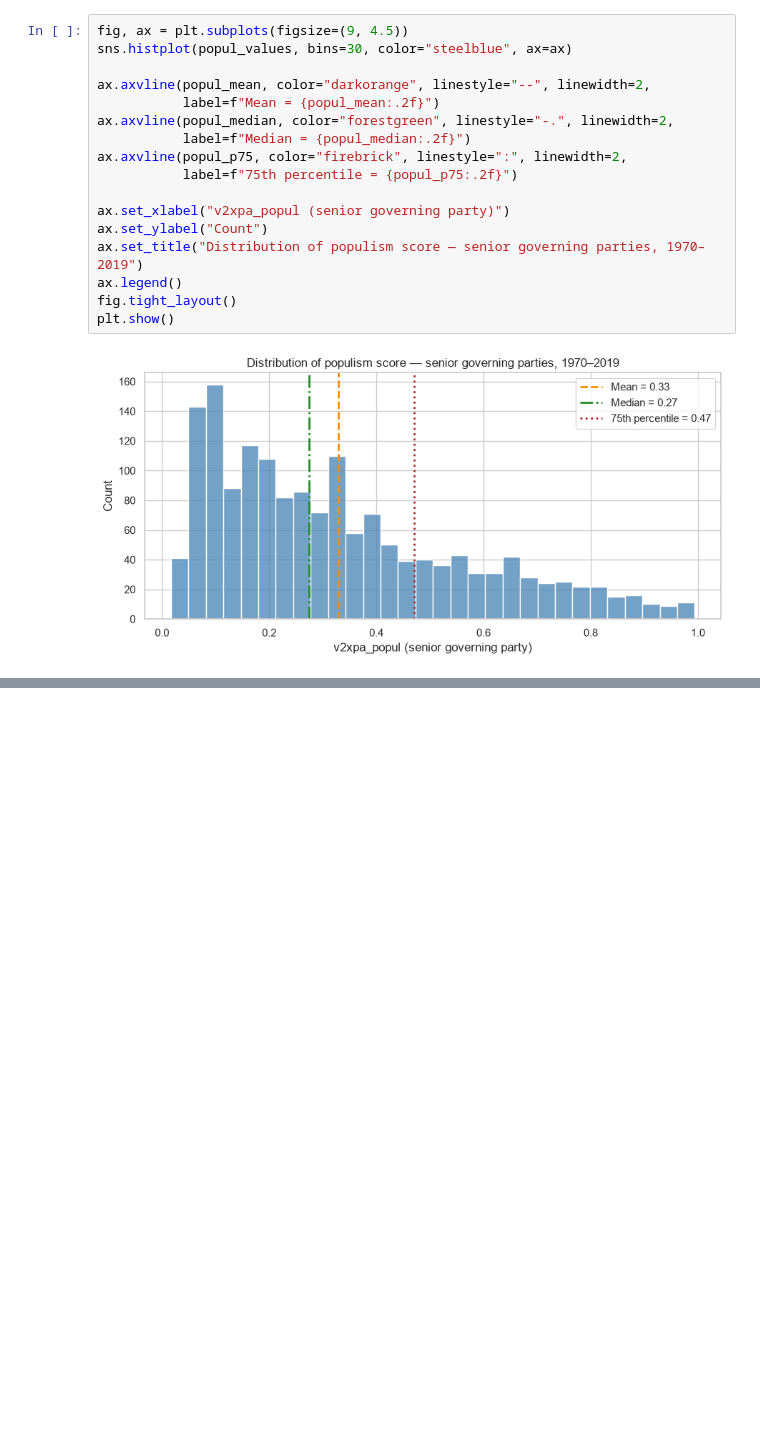
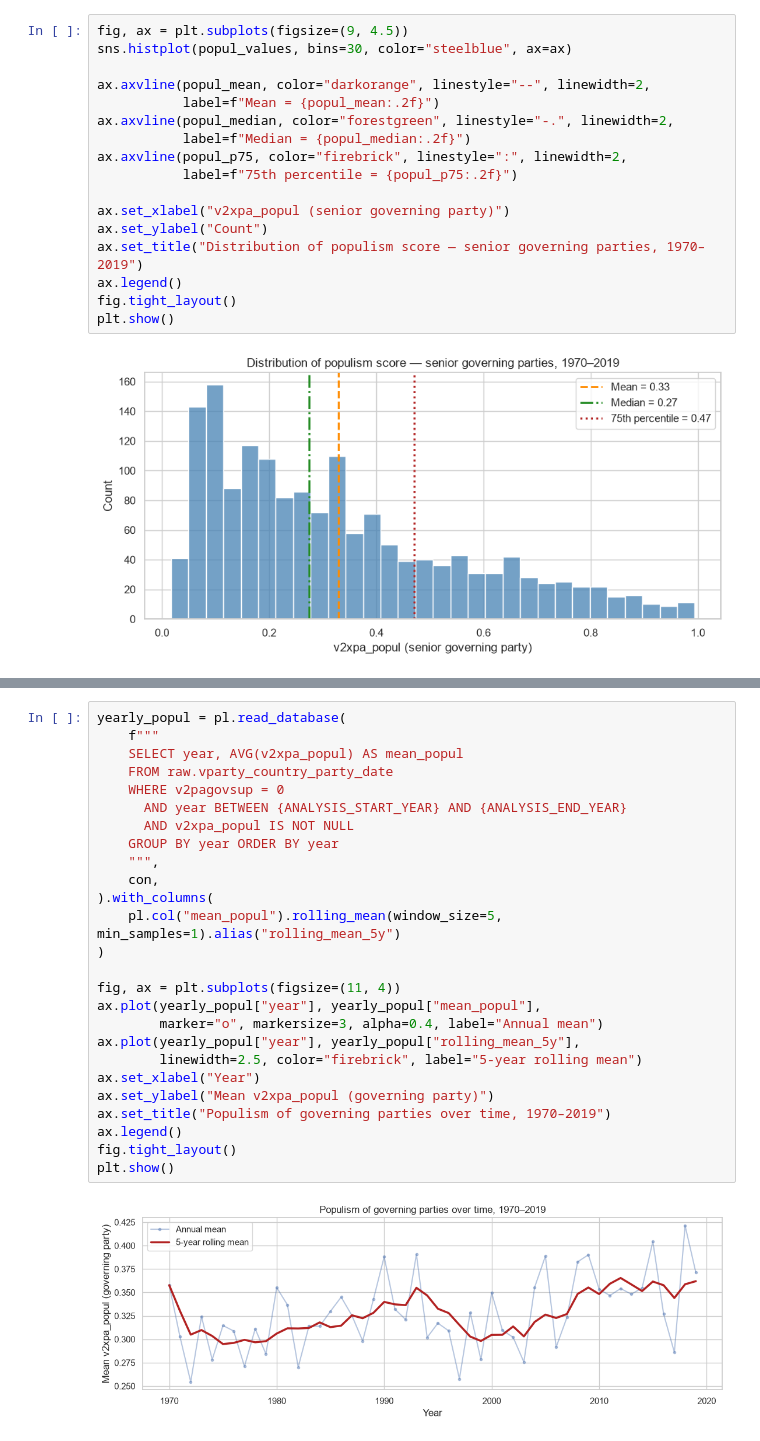
Before and after one commit to VYelisieievV/data-science-lab-bicocca, a Jupyter notebook: notebooks/01_eda_populism_corruption.ipynb, the cells around one changed output, grey strips where cells are left out. Drawn from its saved outputs; the diff is of its cells as text; blank space fills up the shorter version.

Commit message:
EDA sections 2 & 3: populism and corruption distributions, time trends, sanity checks, regional comparison

```diff
--- a/notebooks/01_eda_populism_corruption.ipynb
+++ b/notebooks/01_eda_populism_corruption.ipynb
@@ -335,0 +336,28 @@ plt.show()
+# %%
+yearly_popul = pl.read_database(
+    f"""
+    SELECT year, AVG(v2xpa_popul) AS mean_popul
+    FROM raw.vparty_country_party_date
+    WHERE v2pagovsup = 0
+      AND year BETWEEN {ANALYSIS_START_YEAR} AND {ANALYSIS_END_YEAR}
+      AND v2xpa_popul IS NOT NULL
+    GROUP BY year ORDER BY year
+    """,
+    con,
+).with_columns(
+    pl.col("mean_popul").rolling_mean(window_size=5, min_samples=1).alias("rolling_mean_5y")
+)
+
+fig, ax = plt.subplots(figsize=(11, 4))
+ax.plot(yearly_popul["year"], yearly_popul["mean_popul"],
+        marker="o", markersize=3, alpha=0.4, label="Annual mean")
+ax.plot(yearly_popul["year"], yearly_popul["rolling_mean_5y"],
+        linewidth=2.5, color="firebrick", label="5-year rolling mean")
+ax.set_xlabel("Year")
+ax.set_ylabel("Mean v2xpa_popul (governing party)")
+ax.set_title("Populism of governing parties over time, 1970–2019")
+ax.legend()
+fig.tight_layout()
+plt.show()
+# %% [output]
+[figure, added]
```
Also changed, not shown: parts of 18 cells of this notebook, 1 other file.
